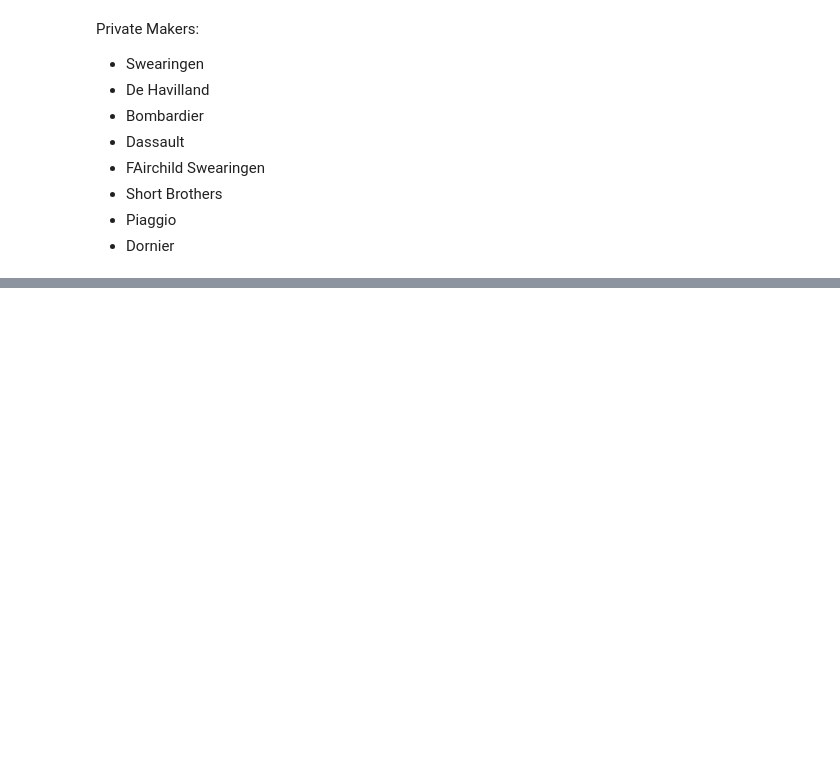
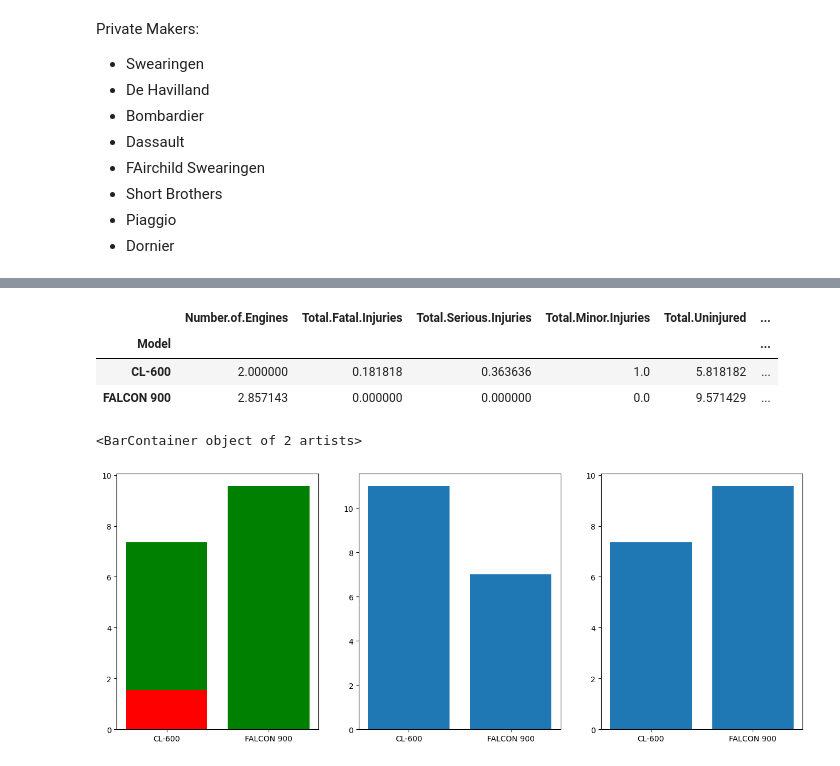
Before and after one commit to Luwate/dsc-phase-1-project, a Jupyter notebook: student.ipynb, the cells around one changed output, grey strips where cells are left out. Saved outputs shown, nothing was run; the diff lists cells and outputs as text; code cells hidden in the pictures; blank space fills up the shorter version.

```diff
--- a/student.ipynb
+++ b/student.ipynb
@@ -1091,0 +1347,25 @@ Private Makers:
+# %%
+private_aircraft_mapping = {
+    'SA227-AC': 'SA-227',
+    'SA-226TC': 'SA-226',
+    'SA-227AC': 'SA-227',
+    'SA227-TT': 'SA-227',
+    'SA227-AT': 'SA-227',
+    'SA-226-TC': 'SA-226',
+    'SA-266TC': 'SA-226',
+    'SA-227AC': 'SA-227',
+    'SA227': 'SA-227',
+    'SA227AC': 'SA-227',
+    'DHC-6-200': 'DHC-6',
+    'DHC-6': 'DHC-6',
+    'DHC-6-300': 'DHC-6',
+    'DHC-6-100': 'DHC-6',
+    'DHC8': 'DHC-8',
+    'CL-600-1A11': 'CL-600',
+    'CL-600-2B19': 'CL-600',
+    'MYSTERE FALCON 900': 'FALCON 900',
+    'FALCON 900': 'FALCON 900'
+}
+
+# Applying the mapping to your DataFrame
+private_final['Model'] = private_final['Model'].replace(private_aircraft_mapping)
@@ -1091,0 +1398,3 @@ Private Makers:
+# %%
+private_final=private_final[private_final['Engine.Type']=='Turbo Fan']
+private_final.Model
@@ -1091,0 +1421,21 @@ Private Makers:
+# %%
+private_final_stats = private_final.groupby('Model').mean(numeric_only=True)
+private_final_stats['Total.Events'] = private_final.groupby('Model').size()
+private_final_stats['Incident.Year'] = private_final[['Model', 'Event.Date']].groupby("Model").mean()['Event.Date'].dt.year
+private_final_stats
+# %% [output]
+|  | Number.of.Engines | Total.Fatal.Injuries | Total.Serious.Injuries | Total.Minor.Injuries | Total.Uninjured | ... |
+| Model |  |  |  |  |  | ... |
+| CL-600 | 2.000000 | 0.181818 | 0.363636 | 1.0 | 5.818182 | ... |
+| FALCON 900 | 2.857143 | 0.000000 | 0.000000 | 0.0 | 9.571429 | ... |
+# %%
+fig, ax = plt.subplots(nrows=1, ncols =3, figsize= (16,6))
+ax[0].bar(private_final_stats.index, (private_final_stats['Total.Souls'] - private_final_stats['Total.Uninjured']), color = 'r')
+ax[0].bar(private_final_stats.index, private_final_stats['Total.Uninjured'], color = 'g', bottom = (private_final_stats['Total.Souls'] - private_final_stats['Total.Uninjured']))
+
+ax[1].bar(private_final_stats.index, private_final_stats['Total.Events'])
+
+ax[2].bar(private_final_stats.index, private_final_stats['Total.Souls'])
+# %% [output]
+<BarContainer object of 2 artists>
+[figure, added]
```
Also changed, not shown: parts of 24 cells of this notebook.
